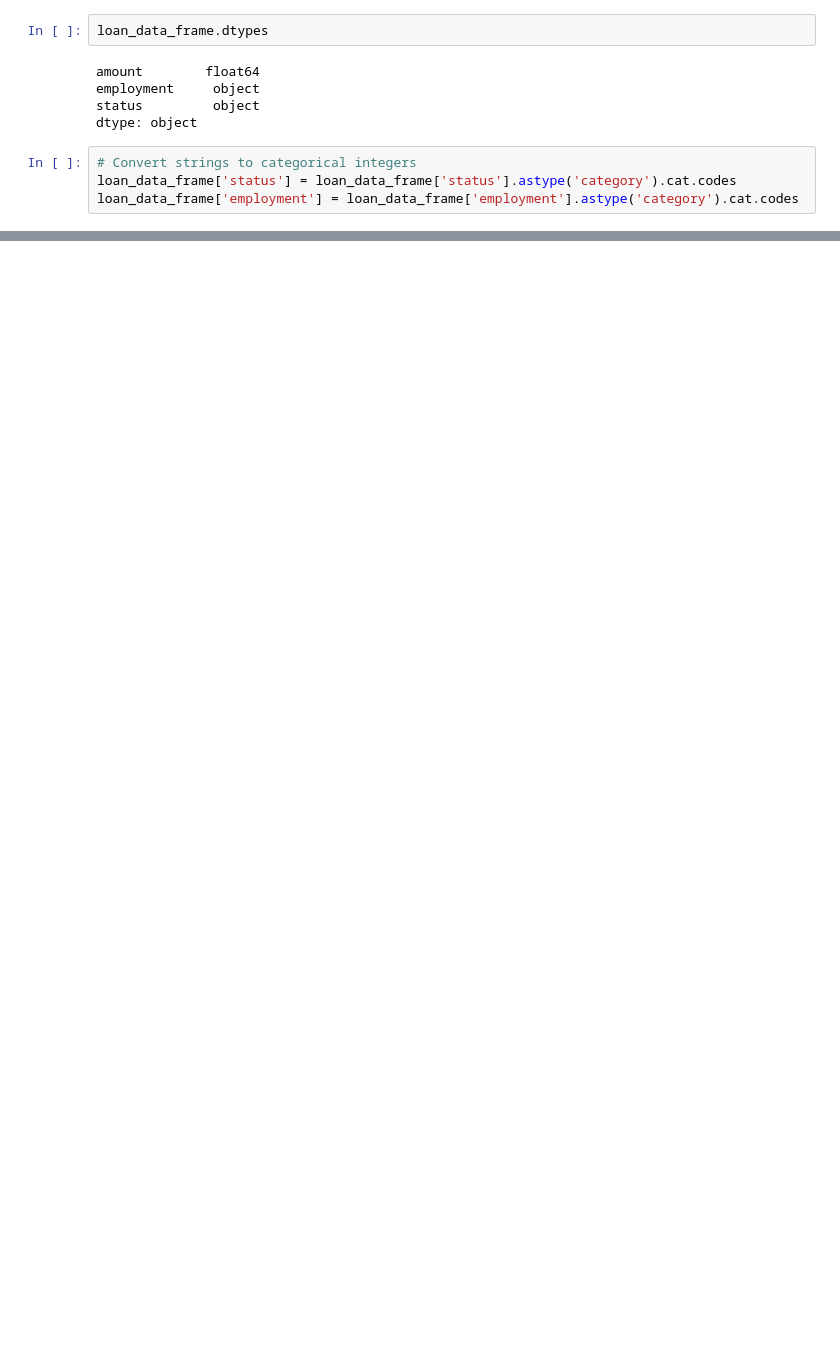
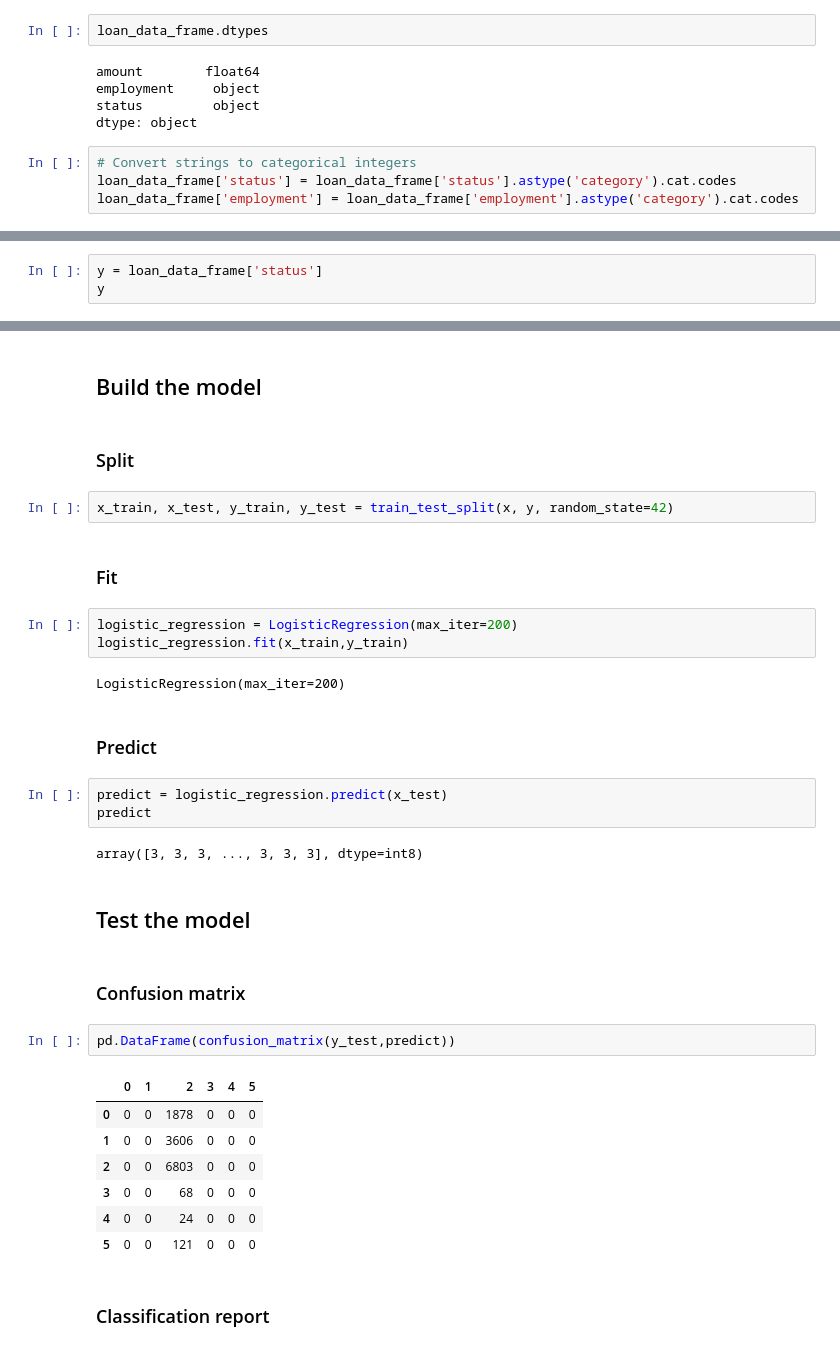
Before and after one commit to akhuntsaria/loan-default-prediction, a Jupyter notebook: main.ipynb, the cells around one changed output, grey strips where cells are left out. Drawn from its saved outputs; the diff is of its cells as text; blank space fills up the shorter version.

Commit message:
Add building and testing of the model

```diff
--- a/main.ipynb
+++ b/main.ipynb
@@ -108,0 +129,3 @@ dtype: object
+# %%
+y = loan_data_frame['status']
+y
@@ -108,0 +145,36 @@ dtype: object
+# %% [markdown]
+## Build the model
+# %% [markdown]
+### Split
+# %%
+x_train, x_test, y_train, y_test = train_test_split(x, y, random_state=42)
+# %% [markdown]
+### Fit
+# %%
+logistic_regression = LogisticRegression(max_iter=200)
+logistic_regression.fit(x_train,y_train)
+# %% [output]
+LogisticRegression(max_iter=200)
+# %% [markdown]
+### Predict
+# %%
+predict = logistic_regression.predict(x_test)
+predict
+# %% [output]
+array([3, 3, 3, ..., 3, 3, 3], dtype=int8)
+# %% [markdown]
+## Test the model
+# %% [markdown]
+### Confusion matrix
+# %%
+pd.DataFrame(confusion_matrix(y_test,predict))
+# %% [output]
+|  | 0 | 1 | 2 | 3 | 4 | 5 |
+| 0 | 0 | 0 | 1878 | 0 | 0 | 0 |
+| 1 | 0 | 0 | 3606 | 0 | 0 | 0 |
+| 2 | 0 | 0 | 6803 | 0 | 0 | 0 |
+| 3 | 0 | 0 | 68 | 0 | 0 | 0 |
+| 4 | 0 | 0 | 24 | 0 | 0 | 0 |
+| 5 | 0 | 0 | 121 | 0 | 0 | 0 |
+# %% [markdown]
+### Classification report
```
Also changed, not shown: parts of 11 cells of this notebook.
